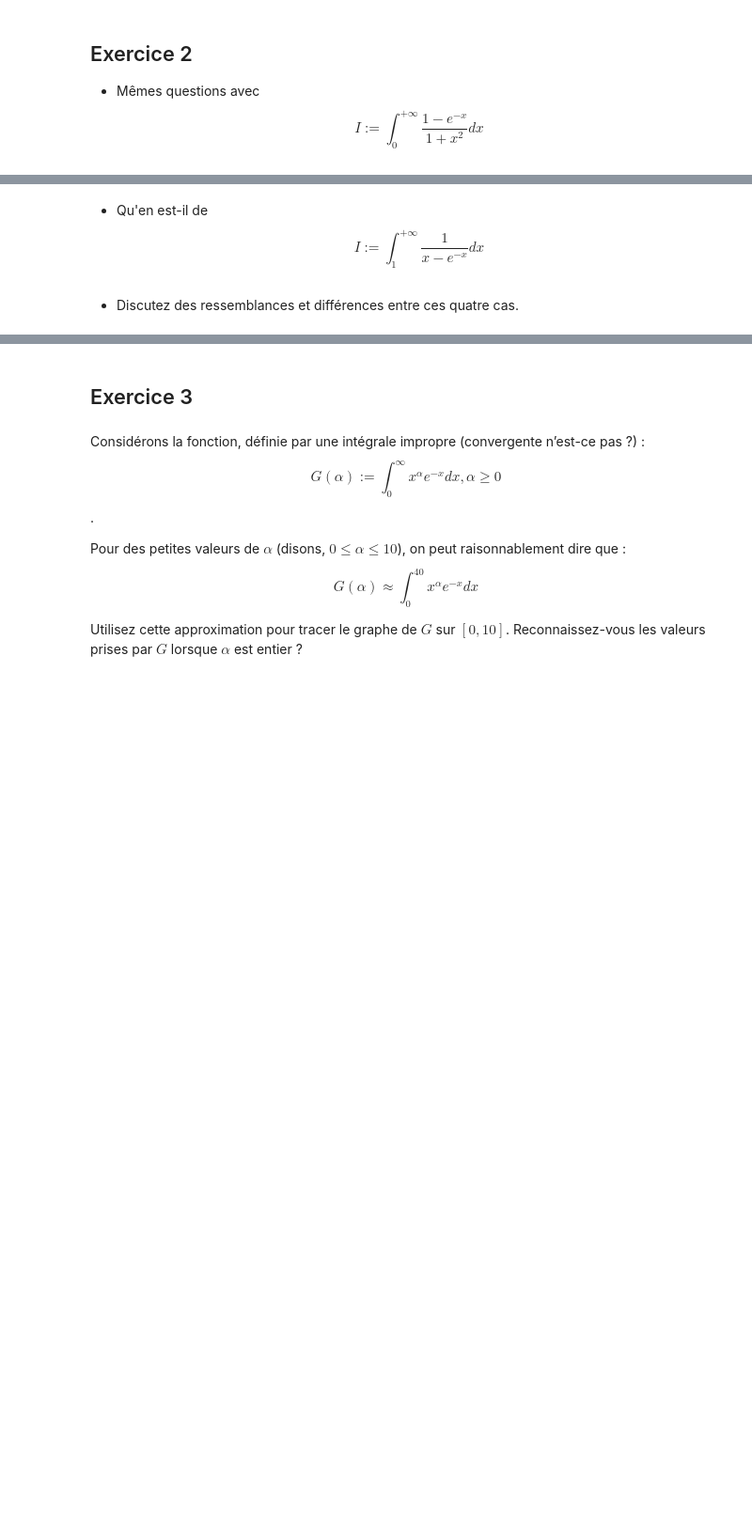
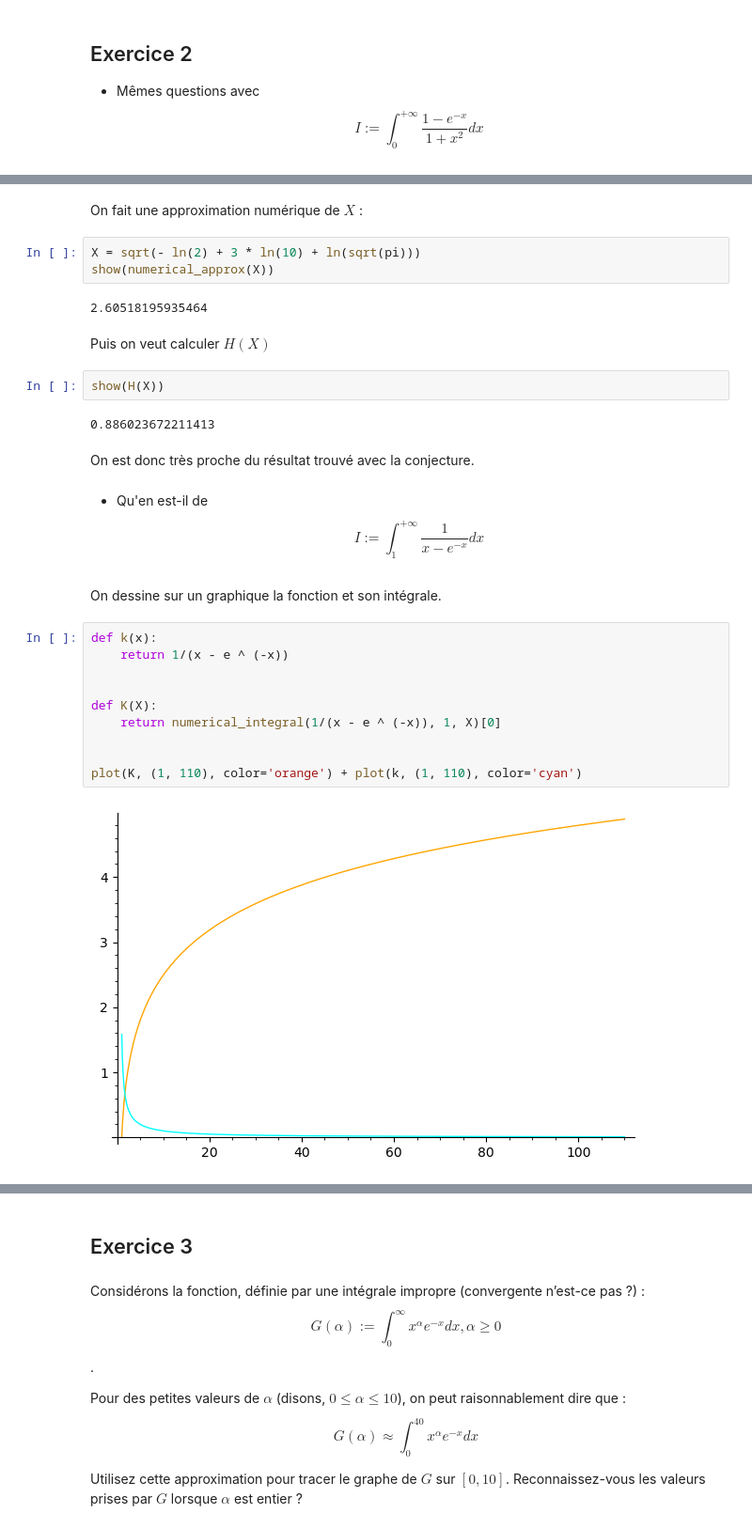
Before and after one commit to EmilieCLARY/maths-tp, a Jupyter notebook: TP 5/TP5-CLARY-CUVELIER-VAN-BOXEM-Integrales-impropres.ipynb, the cells around one changed output, grey strips where cells are left out. Shown: that part at 94% size. Saved outputs shown, nothing was run; the diff lists cells and outputs as text; blank space fills up the shorter version.

```diff
--- a/TP 5/TP5-CLARY-CUVELIER-VAN-BOXEM-Integrales-impropres.ipynb
+++ b/TP 5/TP5-CLARY-CUVELIER-VAN-BOXEM-Integrales-impropres.ipynb
@@ -22,4 +138,31 @@ vos observations à la question précédente ? Reconnaissez-vous cette valeur ?
+# %% [markdown]
+On fait une approximation numérique de $X$ :
+# %%
+X = sqrt(- ln(2) + 3 * ln(10) + ln(sqrt(pi)))
+show(numerical_approx(X))
+# %% [output]
+2.60518195935464
+# %% [markdown]
+Puis on veut calculer $H(X)$
+# %%
+show(H(X))
+# %% [output]
+0.886023672211413
+# %% [markdown]
+On est donc très proche du résultat trouvé avec la conjecture.
 # %% [markdown]
 - Qu'en est-il de $$ I := \int_1^{+\infty} \frac{1}{x - e^{-x}}dx$$
-# %% [markdown]
-- Discutez des ressemblances et différences entre ces quatre cas.
+# %% [markdown]
+On dessine sur un graphique la fonction et son intégrale.
+# %%
+def k(x):
+    return 1/(x - e ^ (-x))
+
+
+def K(X):
+    return numerical_integral(1/(x - e ^ (-x)), 1, X)[0]
+
+
+plot(K, (1, 110), color='orange') + plot(k, (1, 110), color='cyan')
+# %% [output]
+[figure, added]
```
Also changed, not shown: parts of 35 cells of this notebook, 1 other file.
